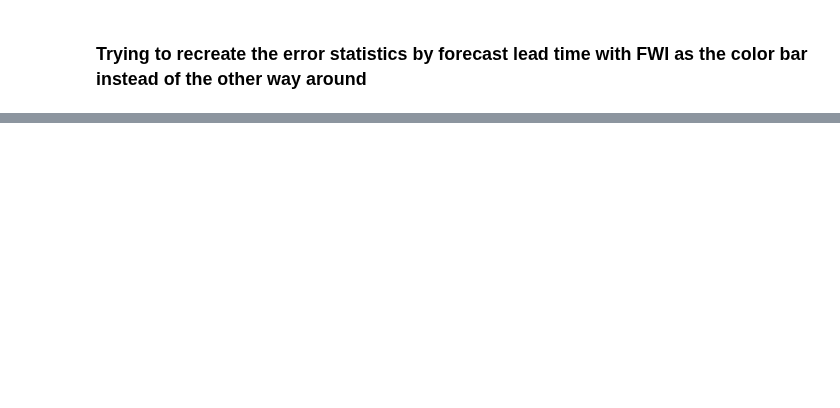
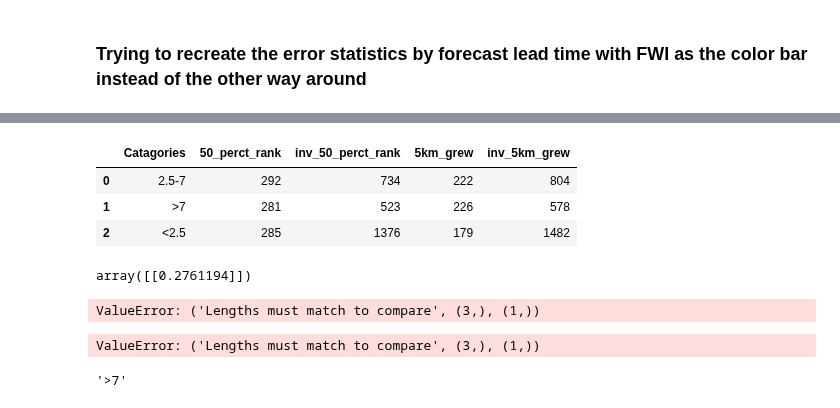
Before and after one commit to mccabete/fwiVis, a Jupyter notebook: Lightning_analysis/FWI_prediction.ipynb, the cells around one changed output, grey strips where cells are left out. Drawn from its saved outputs; the diff is of its cells as text; code cells hidden in the pictures; blank space fills up the shorter version.

Commit message:
Some useful descriptions of prediction plots

```diff
--- a/Lightning_analysis/FWI_prediction.ipynb
+++ b/Lightning_analysis/FWI_prediction.ipynb
@@ -722,0 +894,38 @@ for s,b,c in zip(stats, b_sts, c_sts):
+# %%
+### Print report on catagories
+### Print out report on figure with useful numbers to report.
+print(f'Total number of  FWI fire day is {len(small_fire)}')
+
+for i in small_fire["FWI_label"].unique():
+      print(f'There were {len(small_fire[small_fire["FWI_label"] == i ])} entries in , {str(i)}')
+
+
+
+
+ranks = list()
+alt_ranks = []
+
+grw = []
+alt_grw = []
+
+print(f"Amoung {len(fires.fireID.unique())} unique fires from {fires.t.min()} to {fires.t.max()}, there were {len(fires[fires.farea_diff_percentile_of_score >= 50])} total days where a fire grew > 50 rank percentile of it's growth. ")
+print(f" There were also {len(fires[(fires.farea_diff >= 5 )])} total days where a fire grew over 5 km^2")
+for i in fires["FWI_label"].unique():
+    num_rnk = len(fires[(fires.FWI_label == i) & (fires.farea_diff_percentile_of_score >= 50 )])
+    a_rnk = len(fires[(fires.FWI_label == i) & (fires.farea_diff_percentile_of_score < 50 )])
+
+    num_grw = len(fires[(fires.FWI_label == i) & (fires.farea_diff >= 5 )])
+    a_grw = len(fires[(fires.FWI_label == i) & (fires.farea_diff < 5 )])
+    print(f'{str(i)}, acounted for {num_rnk} of >= 50 rank percentile fire days.')
+    print(f'{str(i)}, acounted for {num_grw} of days with >= 5km^2 of fire growth')
+
+    ranks.append(num_rnk)
+    alt_ranks.append(a_rnk)
+    grw.append(num_grw)
+    alt_grw.append(a_grw)
+
+rats = pd.DataFrame({"Catagories":fires["FWI_label"].unique(),
+                    "50_perct_rank": ranks,
+                    "inv_50_perct_rank": alt_ranks,
+                    "5km_grew": grw,
+                    "inv_5km_grew": alt_grw})
@@ -722,0 +966,23 @@ for s,b,c in zip(stats, b_sts, c_sts):
+# %%
+rats
+# %% [output]
+|  | Catagories | 50_perct_rank | inv_50_perct_rank | 5km_grew | inv_5km_grew |
+| 0 | 2.5-7 | 292 | 734 | 222 | 804 |
+| 1 | >7 | 281 | 523 | 226 | 578 |
+| 2 | <2.5 | 285 | 1376 | 179 | 1482 |
+# %%
+rats.loc[(rats.Catagories == i), ['5km_grew']].values / rats.loc[(rats.Catagories == i), ['inv_5km_grew']].values
+# %% [output]
+array([[0.2761194]])
+# %%
+(rats.loc[(rats.Catagories == cat_least_growth), ['5km_grew']].values) / rats.loc[(rats.Catagories == cat_least_growth), ['inv_5km_grew']].values
+# %% [output]
+ValueError: ('Lengths must match to compare', (3,), (1,))
+# %%
+rats.loc[(rats.Catagories == cat_least_growth), ['5km_grew']].values
+# %% [output]
+ValueError: ('Lengths must match to compare', (3,), (1,))
+# %%
+cat_least_growth[0]
+# %% [output]
+'>7'
```
Also changed, not shown: parts of 38 cells of this notebook, 1 other file.
